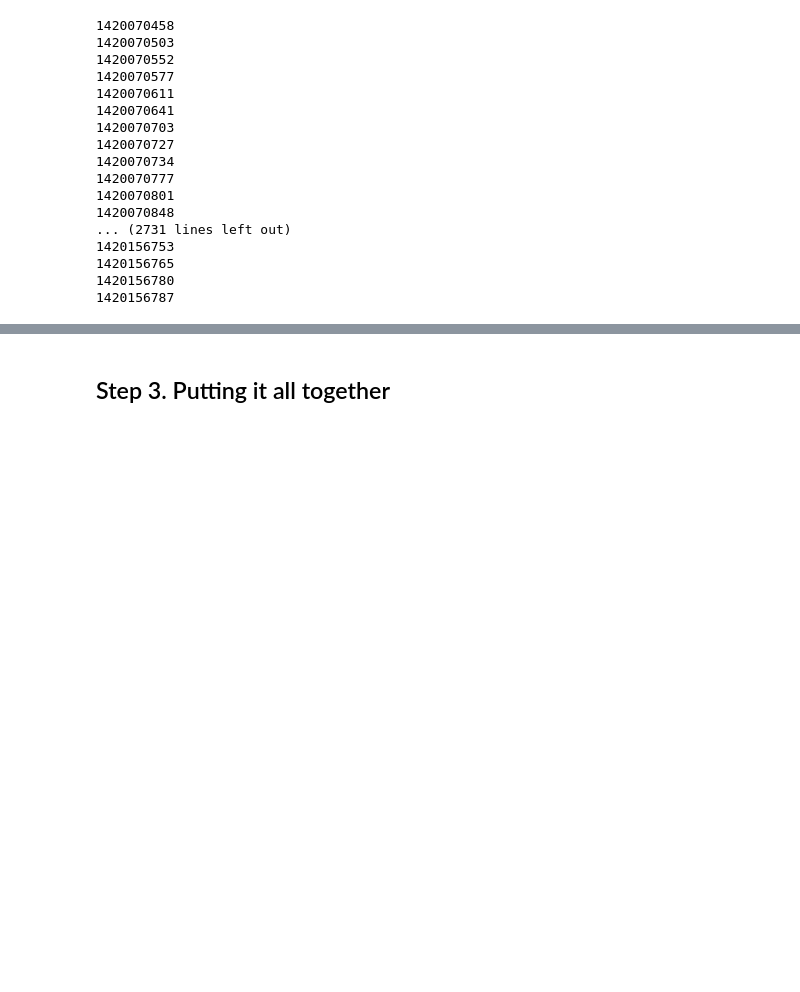
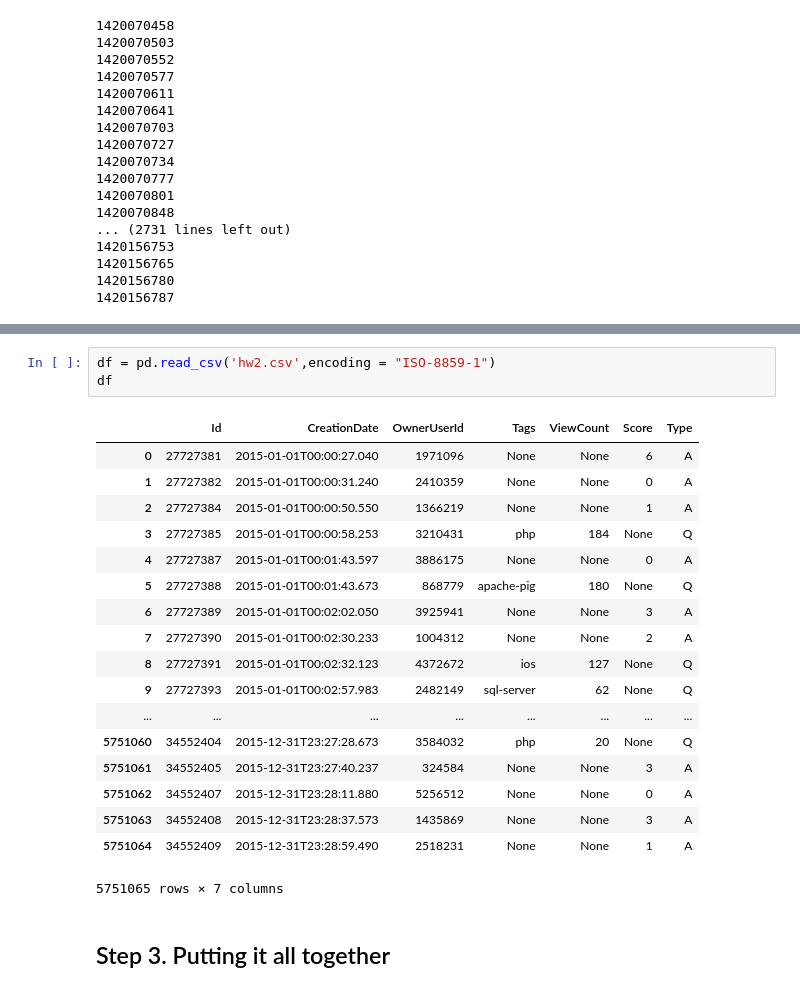
Before and after one commit to kwlou/CS506, a Jupyter notebook: Homework-1-1.ipynb, the cells around one changed output, grey strips where cells are left out. Saved outputs shown, nothing was run; the diff lists cells and outputs as text; blank space fills up the shorter version.

```diff
--- a/Homework-1-1.ipynb
+++ b/Homework-1-1.ipynb
@@ -195,3 +253,25 @@ FileNotFoundError: [Errno 2] No such file or directory: 'stackoverflow-posts-201
+# %%
+df = pd.read_csv('hw2.csv',encoding = "ISO-8859-1")
+df
+# %% [output]
+|  | Id | CreationDate | OwnerUserId | Tags | ViewCount | Score | Type |
+| 0 | 27727381 | 2015-01-01T00:00:27.040 | 1971096 | None | None | 6 | A |
+| 1 | 27727382 | 2015-01-01T00:00:31.240 | 2410359 | None | None | 0 | A |
+| 2 | 27727384 | 2015-01-01T00:00:50.550 | 1366219 | None | None | 1 | A |
+| 3 | 27727385 | 2015-01-01T00:00:58.253 | 3210431 | php | 184 | None | Q |
+| 4 | 27727387 | 2015-01-01T00:01:43.597 | 3886175 | None | None | 0 | A |
+| 5 | 27727388 | 2015-01-01T00:01:43.673 | 868779 | apache-pig | 180 | None | Q |
+| 6 | 27727389 | 2015-01-01T00:02:02.050 | 3925941 | None | None | 3 | A |
+| 7 | 27727390 | 2015-01-01T00:02:30.233 | 1004312 | None | None | 2 | A |
+| 8 | 27727391 | 2015-01-01T00:02:32.123 | 4372672 | ios | 127 | None | Q |
+| 9 | 27727393 | 2015-01-01T00:02:57.983 | 2482149 | sql-server | 62 | None | Q |
+| ... | ... | ... | ... | ... | ... | ... | ... |
+| 5751060 | 34552404 | 2015-12-31T23:27:28.673 | 3584032 | php | 20 | None | Q |
+| 5751061 | 34552405 | 2015-12-31T23:27:40.237 | 324584 | None | None | 3 | A |
+| 5751062 | 34552407 | 2015-12-31T23:28:11.880 | 5256512 | None | None | 0 | A |
+| 5751063 | 34552408 | 2015-12-31T23:28:37.573 | 1435869 | None | None | 3 | A |
+| 5751064 | 34552409 | 2015-12-31T23:28:59.490 | 2518231 | None | None | 1 | A |
+5751065 rows × 7 columns
 # %% [markdown]
 ## Step 3. Putting it all together
 # %% [markdown]
```
Also changed, not shown: parts of 13 cells of this notebook, 12 other files.
